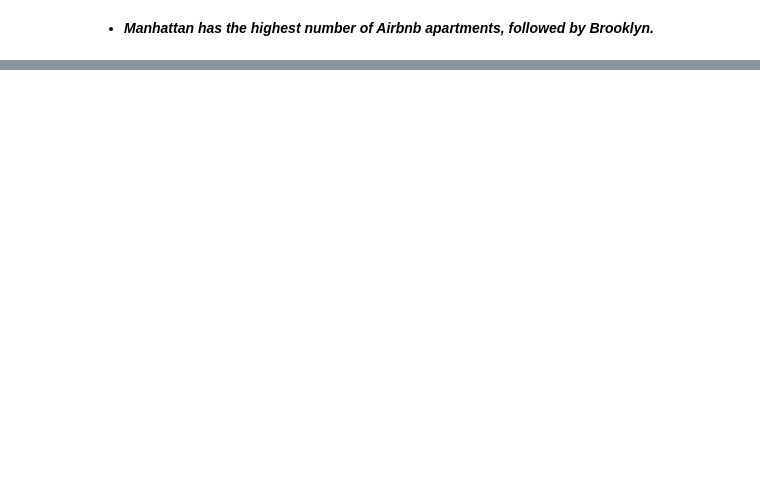
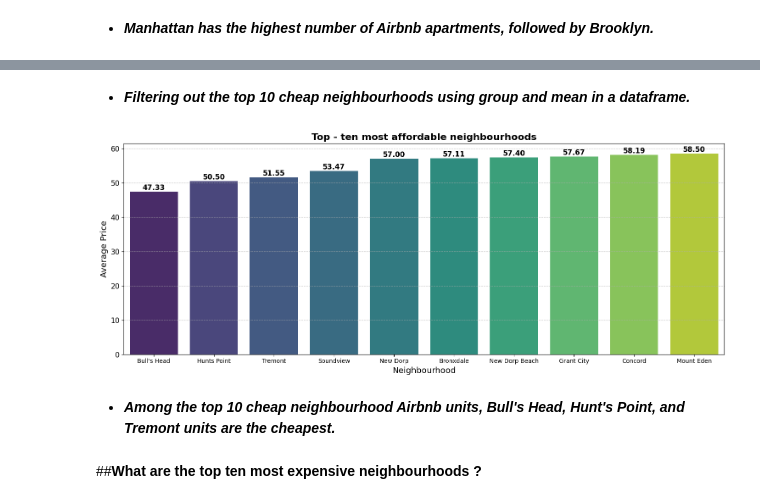
Before and after one commit to Sid-9823/Airbnb-Bookings-Analysis, a Jupyter notebook: Airbnb_Bookings_Analysis.ipynb, the cells around one changed output, grey strips where cells are left out. Cells and saved outputs as stored; diff of their text form; code cells hidden in the pictures; blank space fills up the shorter version.

```diff
--- a/Airbnb_Bookings_Analysis.ipynb
+++ b/Airbnb_Bookings_Analysis.ipynb
@@ -402,0 +437,5 @@ df.head()
+# %%
+# Creating a dataframe using groupby.
+
+c = pd.DataFrame(df.groupby('neigh')['price'].mean().sort_values(ascending = True).head(10).reset_index())
+c
@@ -402,0 +454,27 @@ df.head()
+# %% [markdown]
+* ***Filtering out the top 10 cheap neighbourhoods using group and mean in a dataframe.***
+# %%
+# Plotting a barplot using the above created dataframe.
+
+plt.figure(figsize = (15,6))
+ax = sns.barplot(x = 'neigh', y = 'price', data = c, palette = 'viridis')
+
+# To annotate the countplot.
+
+for p in ax.patches:
+  ax.annotate(f"{p.get_height():.2f}", (p.get_x() + p.get_width() / 2, p.get_height()),
+  ha='center', va='bottom', fontsize=12, fontweight = 'bold',color='black')
+
+
+plt.title('Top - ten most affordable neighbourhoods', fontsize = 16, fontweight = 'bold')
+plt.xlabel('Neighbourhood', fontsize=14)
+plt.ylabel('Average Price', fontsize=14)
+plt.yticks(fontsize=12)
+plt.grid(axis='y', linestyle='--', alpha=0.7)
+plt.tight_layout()
+# %% [output]
+[figure, added]
+# %% [markdown]
+* ***Among the top 10 cheap neighbourhood Airbnb units, Bull's Head, Hunt's Point, and Tremont units are the cheapest.***
+# %% [markdown]
+##**What are the top ten most expensive neighbourhoods ?**
```
Also changed, not shown: parts of 18 cells of this notebook.
